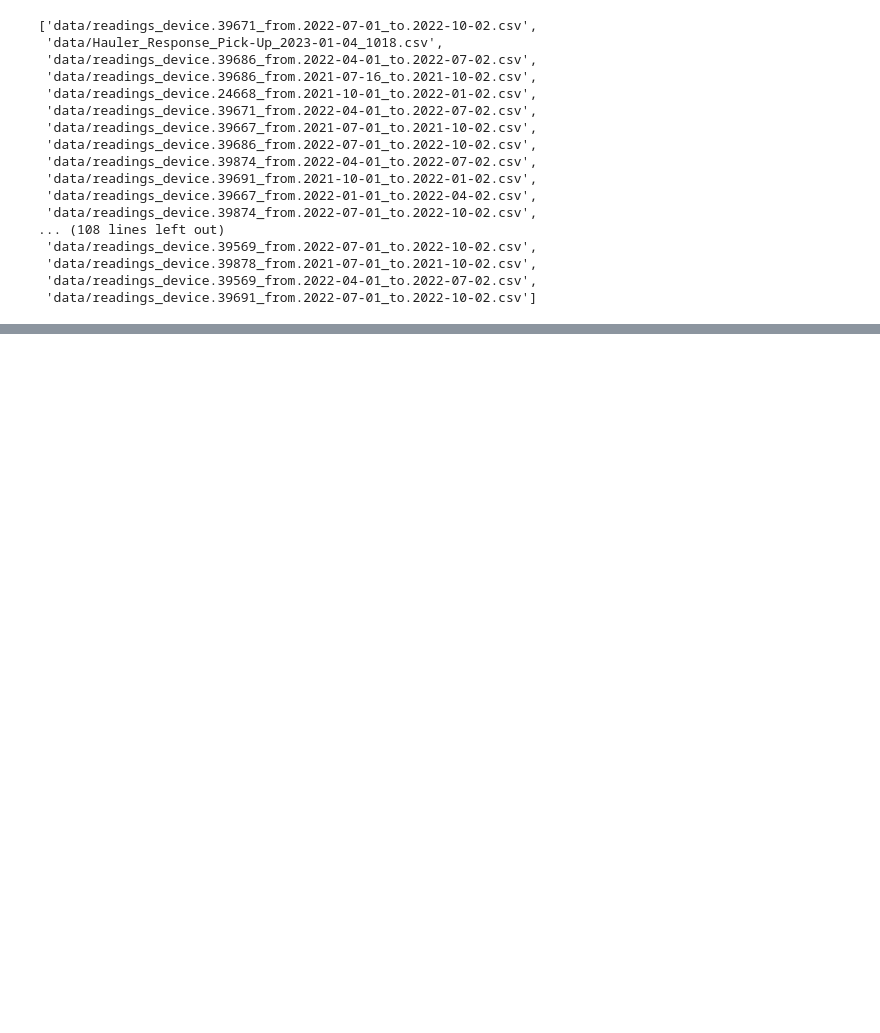
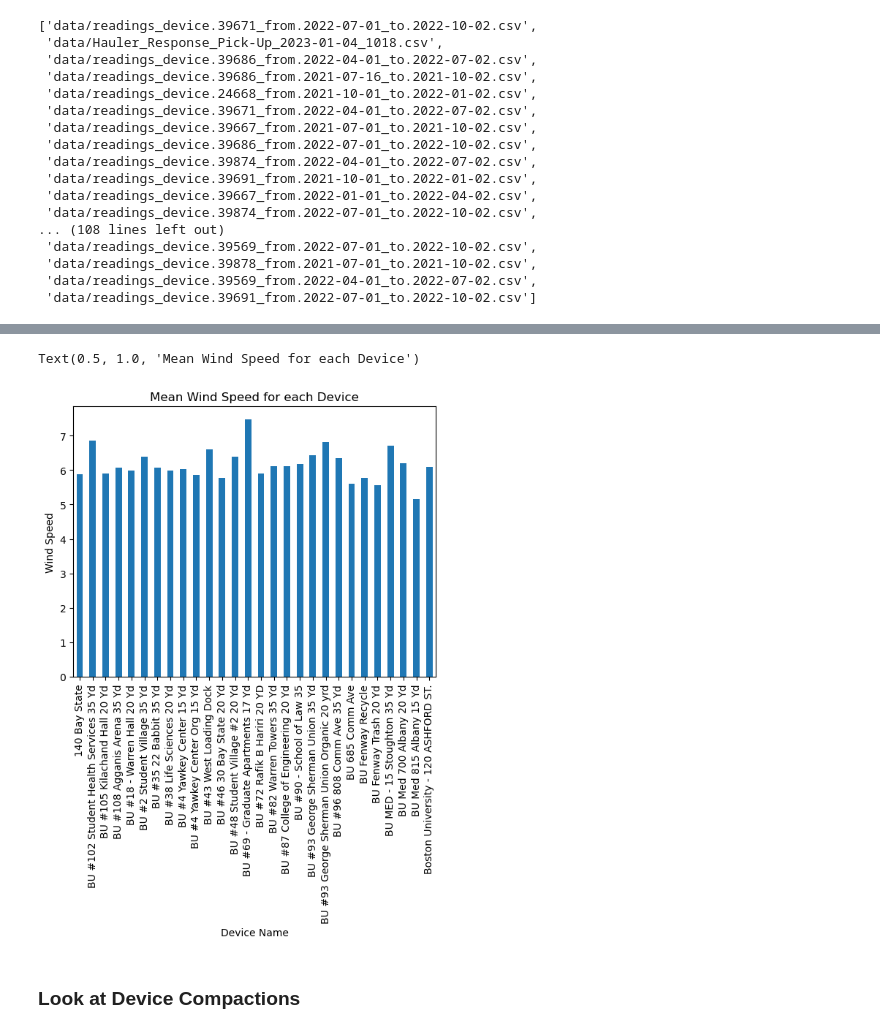
Before and after one commit to BU-Spark/ds-bu-sustainability-waste, a Jupyter notebook: spring23-team-1/DataAnalysis_KV.ipynb, the cells around one changed output, grey strips where cells are left out. Saved outputs shown, nothing was run; the diff lists cells and outputs as text; code cells hidden in the pictures; blank space fills up the shorter version.

```diff
--- a/spring23-team-1/DataAnalysis_KV.ipynb
+++ b/spring23-team-1/DataAnalysis_KV.ipynb
@@ -29,0 +169,10 @@ csv_files
+# %%
+psi_weather.groupby(['Device'])['Wind Speed'].mean().plot.bar()
+plt.xlabel("Device Name")
+plt.ylabel("Wind Speed")
+plt.title("Mean Wind Speed for each Device")
+# %% [output]
+Text(0.5, 1.0, 'Mean Wind Speed for each Device')
+[figure, added]
+# %% [markdown]
+### Look at Device Compactions
```
Also changed, not shown: parts of 23 cells of this notebook, 3 other files.
